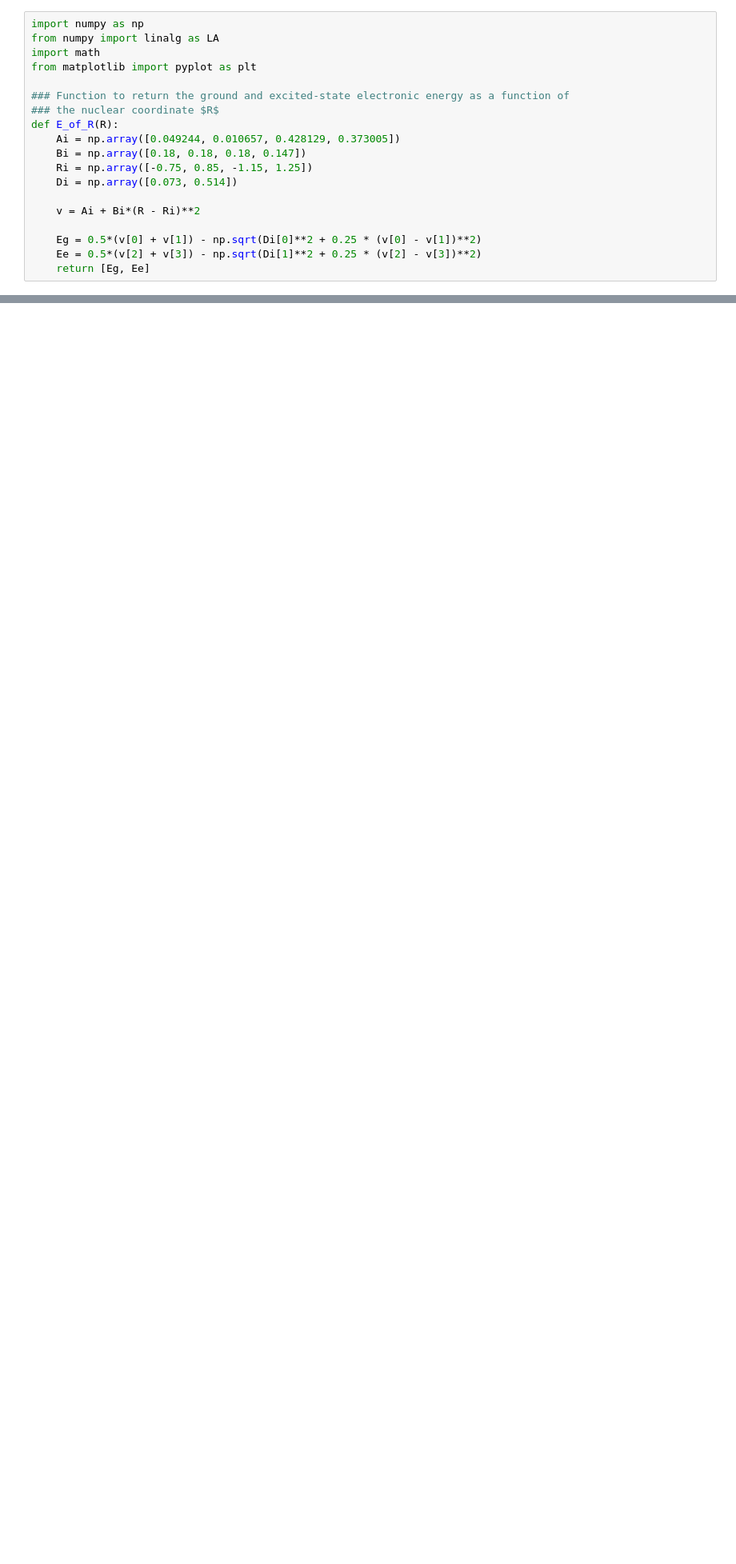
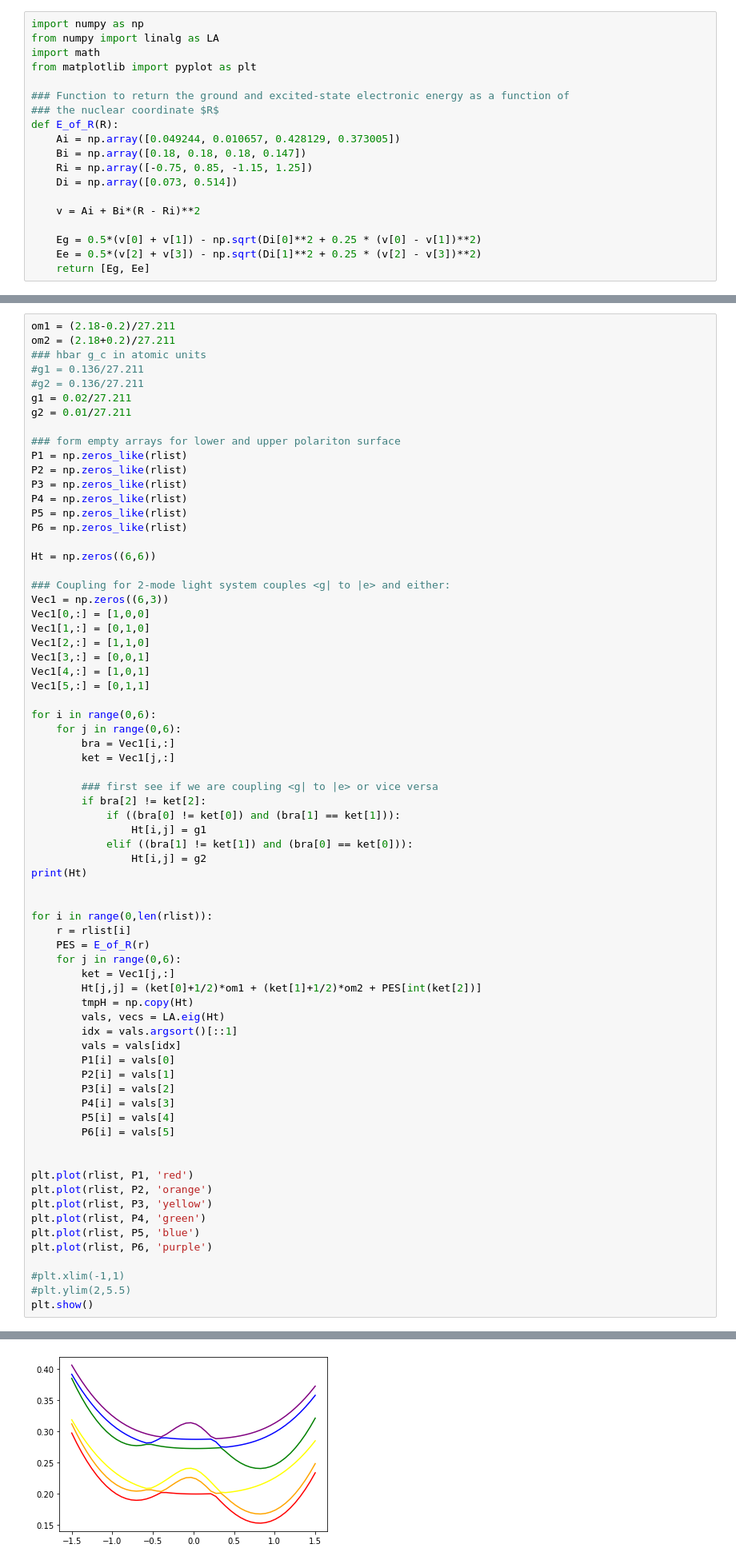
Before and after one commit to FoleyLab/PyCQED, a Jupyter notebook: Polariton_Hamiltonian.ipynb, the cells around one changed output, grey strips where cells are left out. Shown at 80% size. Saved outputs shown, nothing was run; the diff lists cells and outputs as text; blank space fills up the shorter version.

```diff
--- a/Polariton_Hamiltonian.ipynb
+++ b/Polariton_Hamiltonian.ipynb
@@ -227,0 +318,71 @@ plt.show()
+# %%
+om1 = (2.18-0.2)/27.211
+om2 = (2.18+0.2)/27.211
+### hbar g_c in atomic units
+#g1 = 0.136/27.211
+#g2 = 0.136/27.211
+g1 = 0.02/27.211
+g2 = 0.01/27.211
+
+### form empty arrays for lower and upper polariton surface
+P1 = np.zeros_like(rlist)
+P2 = np.zeros_like(rlist)
+P3 = np.zeros_like(rlist)
+P4 = np.zeros_like(rlist)
+P5 = np.zeros_like(rlist)
+P6 = np.zeros_like(rlist)
+
+Ht = np.zeros((6,6))
+
+### Coupling for 2-mode light system couples <g| to |e> and either:
+Vec1 = np.zeros((6,3))
+Vec1[0,:] = [1,0,0]
+Vec1[1,:] = [0,1,0]
+Vec1[2,:] = [1,1,0]
+Vec1[3,:] = [0,0,1]
+Vec1[4,:] = [1,0,1]
+Vec1[5,:] = [0,1,1]
+
+for i in range(0,6):
+    for j in range(0,6):
+        bra = Vec1[i,:]
+        ket = Vec1[j,:]
+
+        ### first see if we are coupling <g| to |e> or vice versa
+        if bra[2] != ket[2]:
+            if ((bra[0] != ket[0]) and (bra[1] == ket[1])):
+                Ht[i,j] = g1
+            elif ((bra[1] != ket[1]) and (bra[0] == ket[0])):
+                Ht[i,j] = g2
+print(Ht)
+
+
+for i in range(0,len(rlist)):
+    r = rlist[i]
+    PES = E_of_R(r)
+    for j in range(0,6):
+        ket = Vec1[j,:]
+        Ht[j,j] = (ket[0]+1/2)*om1 + (ket[1]+1/2)*om2 + PES[int(ket[2])]
+        tmpH = np.copy(Ht)
+        vals, vecs = LA.eig(Ht)
+        idx = vals.argsort()[::1]
+        vals = vals[idx]
+        P1[i] = vals[0]
+        P2[i] = vals[1]
+        P3[i] = vals[2]
+        P4[i] = vals[3]
+        P5[i] = vals[4]
+        P6[i] = vals[5]
+
+
+plt.plot(rlist, P1, 'red')
+plt.plot(rlist, P2, 'orange')
+plt.plot(rlist, P3, 'yellow')
+plt.plot(rlist, P4, 'green')
+plt.plot(rlist, P5, 'blue')
+plt.plot(rlist, P6, 'purple')
+
+#plt.xlim(-1,1)
+#plt.ylim(2,5.5)
+plt.show()
+# %% [output]
@@ -227,0 +395 @@ plt.show()
+[figure, added]
```
Also changed, not shown: parts of 7 cells of this notebook, 1 other file.
